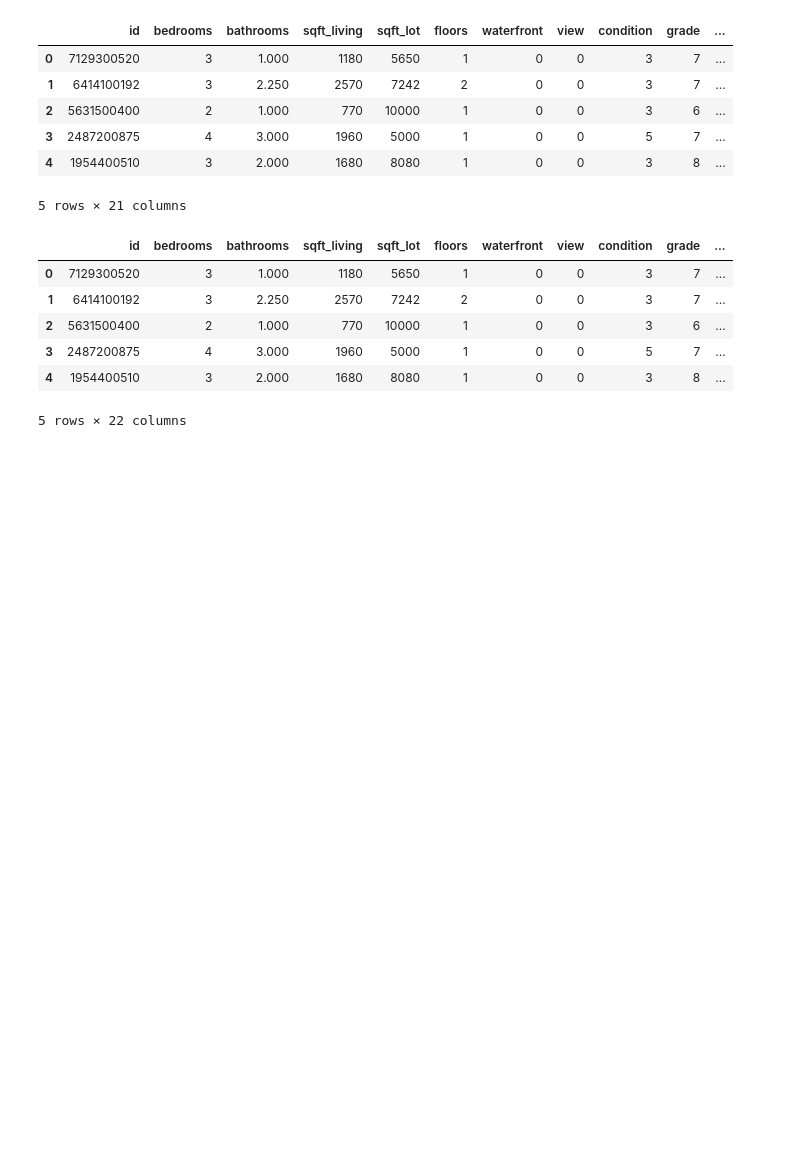
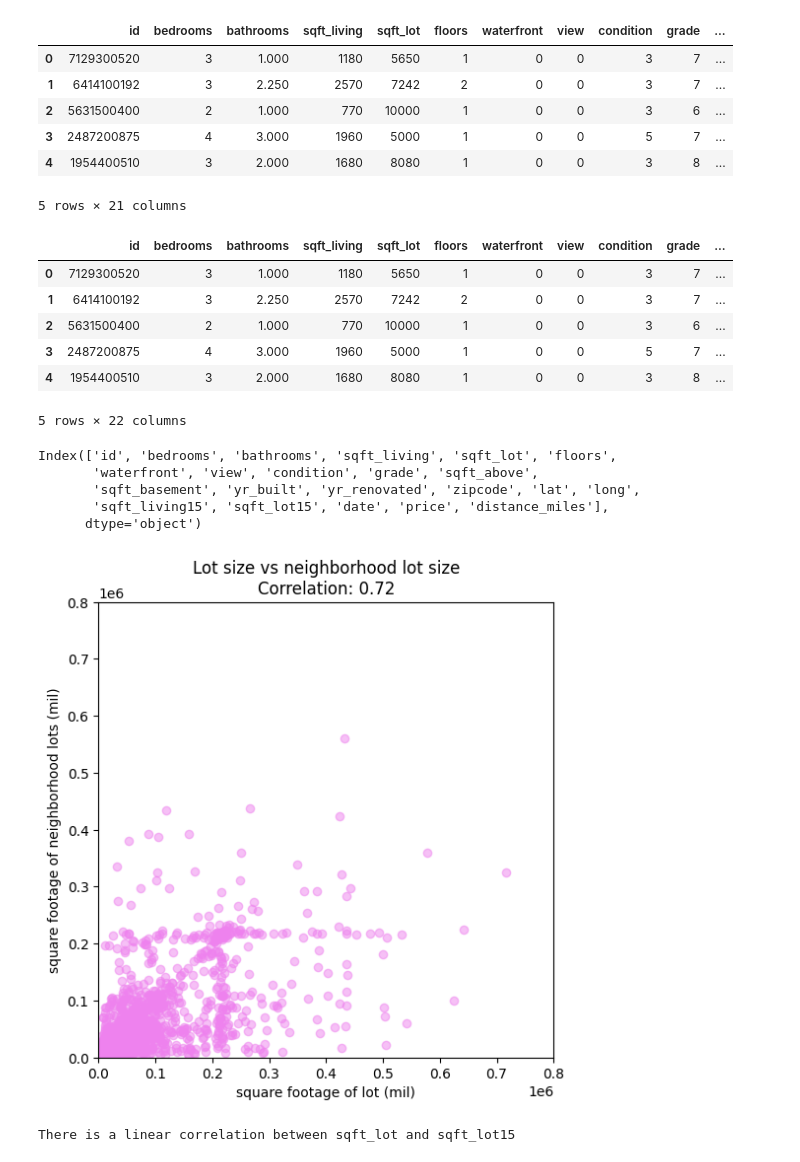
Before and after one commit to sarathisisme/eda_project, a Jupyter notebook: EDA.ipynb, the cells around one changed output. Drawn from its saved outputs; the diff is of its cells as text; code cells hidden in the pictures; blank space fills up the shorter version.

Commit message:
added EDA on hypothesis 1 and 2

```diff
--- a/EDA.ipynb
+++ b/EDA.ipynb
@@ -147,3 +148,11 @@ df.head()
 | 3 | 2487200875 | 4 | 3.000 | 1960 | 5000 | 1 | 0 | 0 | 5 | 7 | ... |
 | 4 | 1954400510 | 3 | 2.000 | 1680 | 8080 | 1 | 0 | 0 | 3 | 8 | ... |
 5 rows × 22 columns
+# %%
+df.columns
+# %% [output]
+Index(['id', 'bedrooms', 'bathrooms', 'sqft_living', 'sqft_lot', 'floors',
+       'waterfront', 'view', 'condition', 'grade', 'sqft_above',
+       'sqft_basement', 'yr_built', 'yr_renovated', 'zipcode', 'lat', 'long',
+       'sqft_living15', 'sqft_lot15', 'date', 'price', 'distance_miles'],
+      dtype='object')
@@ -149,0 +161,37 @@ df.head()
+# %%
+fig, ax = plt.subplots(figsize=(6, 6))   # ⬅️ square figure
+
+ax.scatter(df["sqft_lot"], df["sqft_lot15"], alpha=0.5, color='violet')
+
+ax.set_aspect("equal", adjustable="box")
+ax.ticklabel_format(axis="y", style="sci", scilimits=(6, 6))
+ax.ticklabel_format(axis="x", style="sci", scilimits=(6, 6))
+ax.set_xlabel("square footage of lot (mil)")
+ax.set_ylabel("square footage of neighborhood lots (mil)")
+ax.set_xlim(0, 800000)
+ax.set_ylim(0, 800000)
+ax.set_title(f"Lot size vs neighborhood lot size\nCorrelation: {pearson_hypothesis1:.2f}")
+
+plt.show()
+# %% [output]
+[figure, added]
+# %%
+#Hypothesis Testing
+#H0: There is no linear correlation between sqft_lot and sqft_lot15
+#H1: There is a linear correlation between sqft_lot and sqft_lot15
+
+x_hyph1 = df["sqft_lot"]
+y_hyph1 = df["sqft_lot15"]
+
+corr1, p_value1 = pearsonr(x_hyph1, y_hyph1)
+
+corr1, p_value1
+
+alpha1 = 0.05
+
+if p_value1 < alpha1:
+    print("There is a linear correlation between sqft_lot and sqft_lot15")
+else:
+    print("There is no linear correlation between sqft_lot and sqft_lot15")
+# %% [output]
+There is a linear correlation between sqft_lot and sqft_lot15
```
Also changed, not shown: parts of 12 cells of this notebook.
